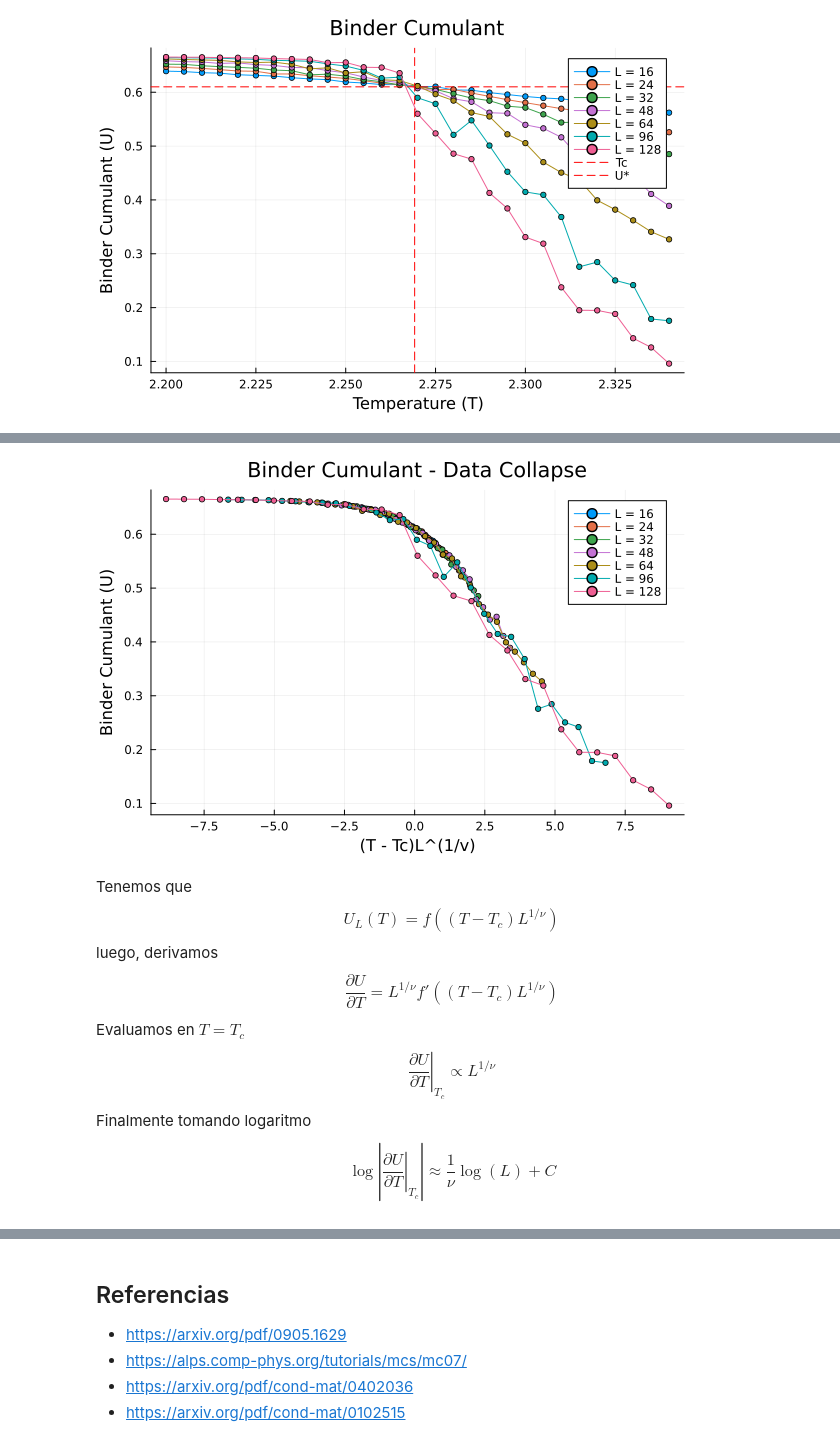
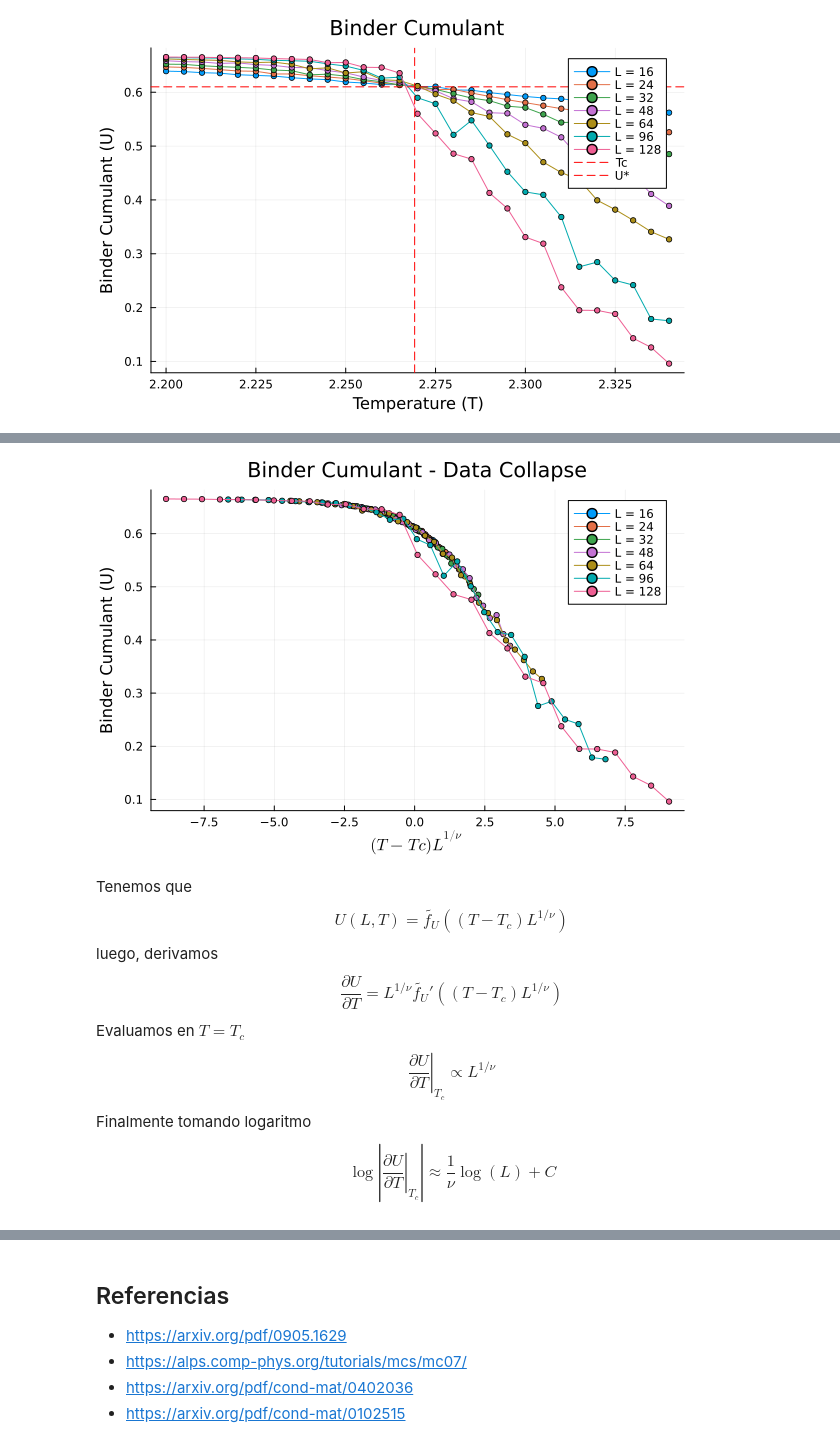
Before and after one commit to Elespiner/ipre-bacterias, a Jupyter notebook: binder_analysis_metropolis.ipynb, the cells around one changed output, grey strips where cells are left out. Saved outputs shown, nothing was run; the diff lists cells and outputs as text; code cells hidden in the pictures.

```diff
--- a/binder_analysis_metropolis.ipynb
+++ b/binder_analysis_metropolis.ipynb
@@ -77,32 +105,32 @@ p
 # %%
 p = plot(
     title = "Binder Cumulant - Data Collapse",
-    xlabel = "(T - Tc)L^(1/v)",
+    xlabel = L"$(T - Tc)L^{1/\nu}$",
     ylabel = "Binder Cumulant (U)",
     legend = :topright,
     linewidth = 2,
     grid = true,
 )
 
 nu = 1
 Tc = 2.269185
 
 for L in [16, 24, 32, 48, 64, 96, 128]
     df_L = binder_df[binder_df.L .== L, :]
     sort!(df_L, :T)
 
     x = (df_L.T .- Tc) .* L^(1/nu)
 
     plot!(p, x, df_L.U, label = "L = $L", marker=:circle, markersize=3)
 end
 p
 # %% [output]
-[figure, old version]
+[figure, new version]
 # %% [markdown]
 Tenemos que
-$$U_L(T)= f((T-T_c)L^{1/\nu})$$
+$$U(L, T)= \tilde {f_U}((T-T_c)L^{1/\nu})$$
 luego, derivamos
-$$\frac{\partial U}{\partial T}=L^{1/\nu}f'((T-T_c)L^{1/\nu})$$
+$$\frac{\partial U}{\partial T}=L^{1/\nu}\tilde {f_U}'((T-T_c)L^{1/\nu})$$
 Evaluamos en $T = T_c$
 $$\left.\frac{\partial U}{\partial T}\right|_{T_c} \propto L^{1/\nu}$$
 Finalmente tomando logaritmo
```
Also changed, not shown: parts of 7 cells of this notebook, 2 other files.
